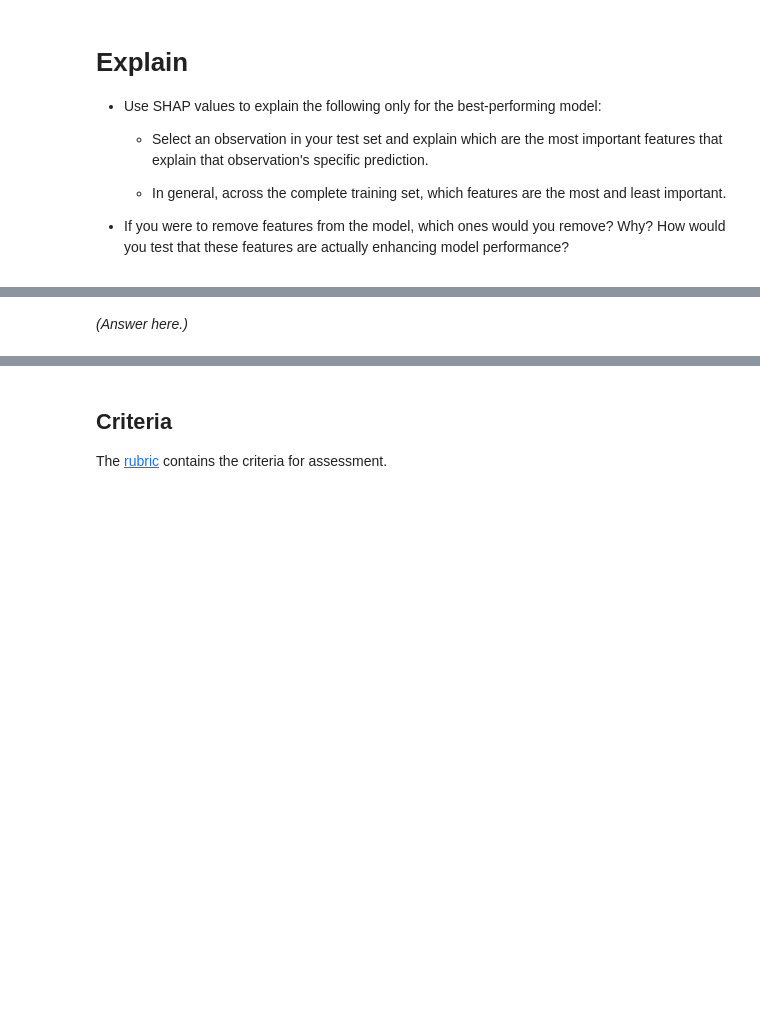
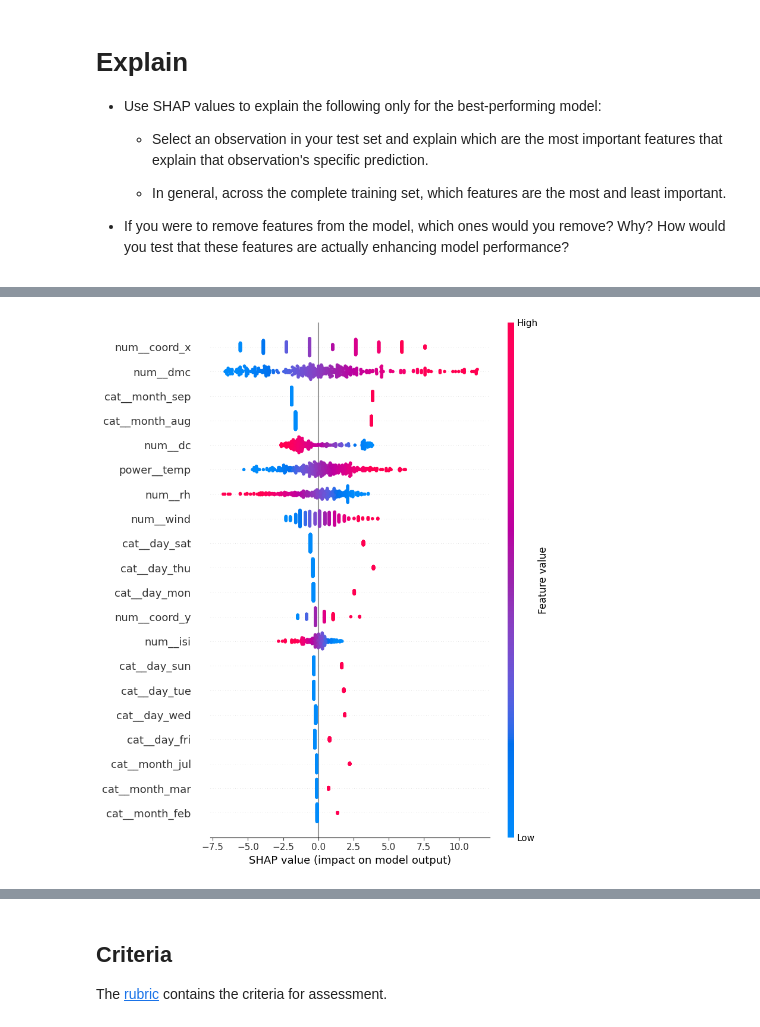
Before and after one commit to MuradAhmed00/production, a Jupyter notebook: 02_activities/assignments/assignment_2.ipynb, the cells around one changed output, grey strips where cells are left out. Drawn from its saved outputs; the diff is of its cells as text; code cells hidden in the pictures; blank space fills up the shorter version.

```diff
--- a/02_activities/assignments/assignment_2.ipynb
+++ b/02_activities/assignments/assignment_2.ipynb
@@ -345,2 +319,19 @@ You can try to debug the error by setting error_score='raise'.
-# %% [markdown]
-*(Answer here.)*
+# %%
+
+explainer = shap.LinearExplainer(
+    best_model.named_steps['regressor'],
+    X_train_t,
+    feature_perturbation="interventional"
+)
+
+
+shap_values_test = explainer.shap_values(X_test_t)
+shap_values_train = explainer.shap_values(X_train_t)
+
+shap.summary_plot(
+    shap_values_train,
+    X_train_t,
+    feature_names=best_model.named_steps['preprocessing'].get_feature_names_out()
+)
+# %% [output]
+[figure, added]
```
Also changed, not shown: parts of 3 cells of this notebook.
